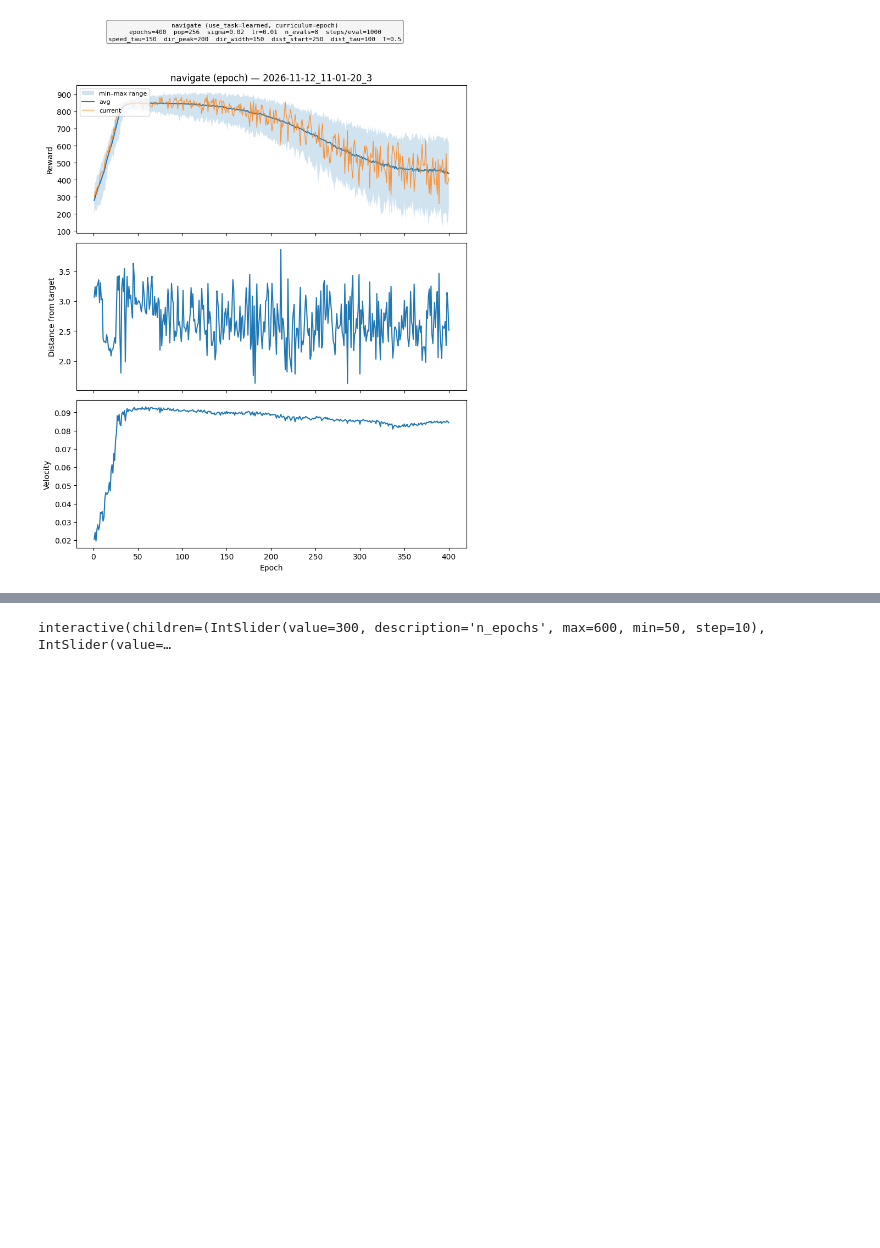
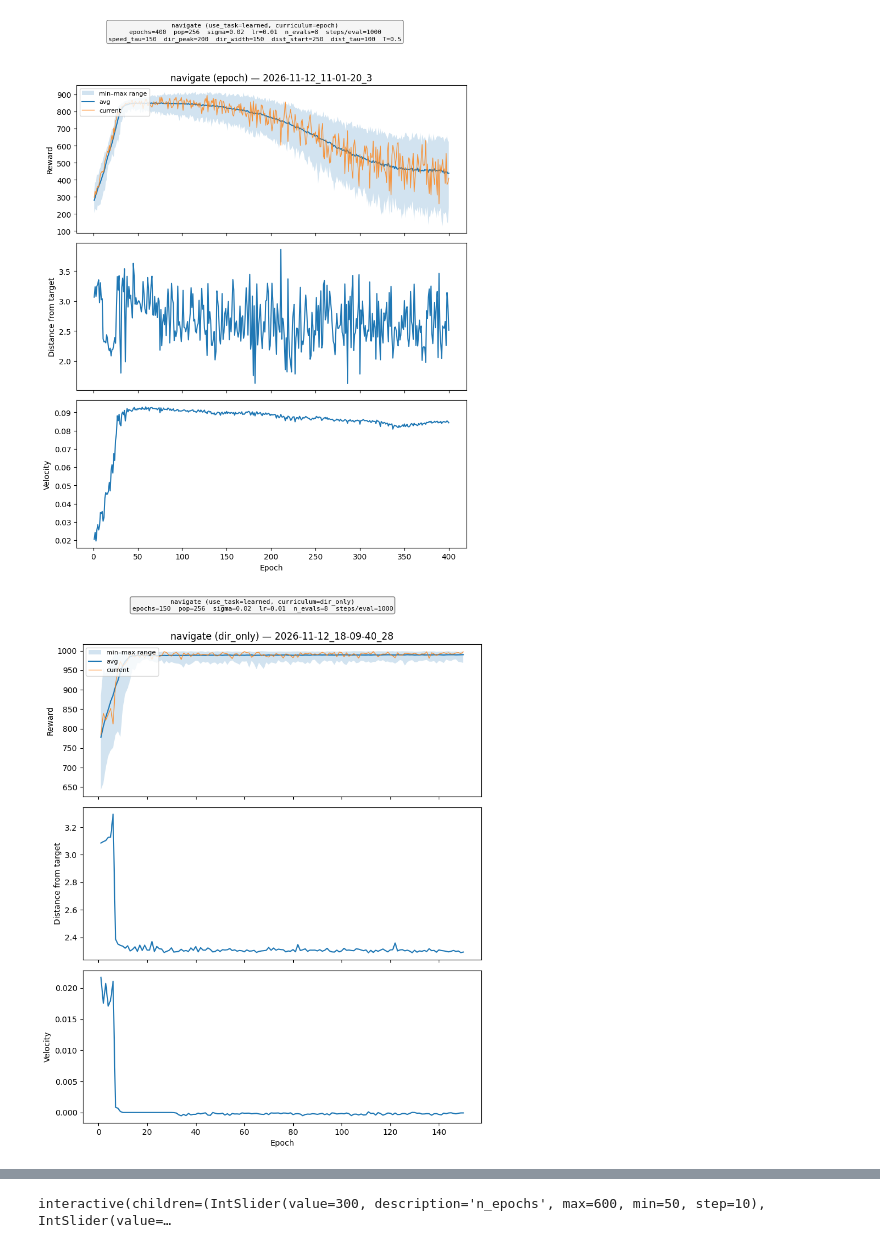
Before and after one commit to rsatapat/ncap-swimmer, a Jupyter notebook: track_model.ipynb, the cells around one changed output, grey strips where cells are left out. Drawn from its saved outputs; the diff is of its cells as text; code cells hidden in the pictures; blank space fills up the shorter version.

```diff
--- a/track_model.ipynb
+++ b/track_model.ipynb
@@ -27,7 +27,8 @@ dir = r"D:\ncap-swimmer\FromGPUSERVER"
 # separate, standalone run.
 combined_runs = ["2026-11-06_10-38-56_12", "2026-11-06_16-56-27_14"]
 solo_runs = ["2026-11-10_13-25-59_14", "2026-11-10_17-23-27_1", "2026-11-11_00-06-12_12",\
-    "2026-11-11_11-09-23_4", "2026-11-12_11-01-20_3"]
+    "2026-11-11_11-09-23_4", "2026-11-12_11-01-20_3", "2026-11-12_18-09-40_28", "2026-11-12_19-38-40_3", \
+        "2026-11-12_21-07-00_15"]
 
 combined_csvs = [os.path.join(dir, name, "progress.csv") for name in combined_runs]
 try:
@@ -58,6 +62,7 @@ Plotting training progress for D:\ncap-swimmer\FromGPUSERVER\2026-11-12_11-01-20
 [figure]
 [figure]
 [figure]
 [figure]
 [figure]
 [figure]
+[figure, added]
```
Also changed, not shown: parts of 1 cell of this notebook, 1 other file.
